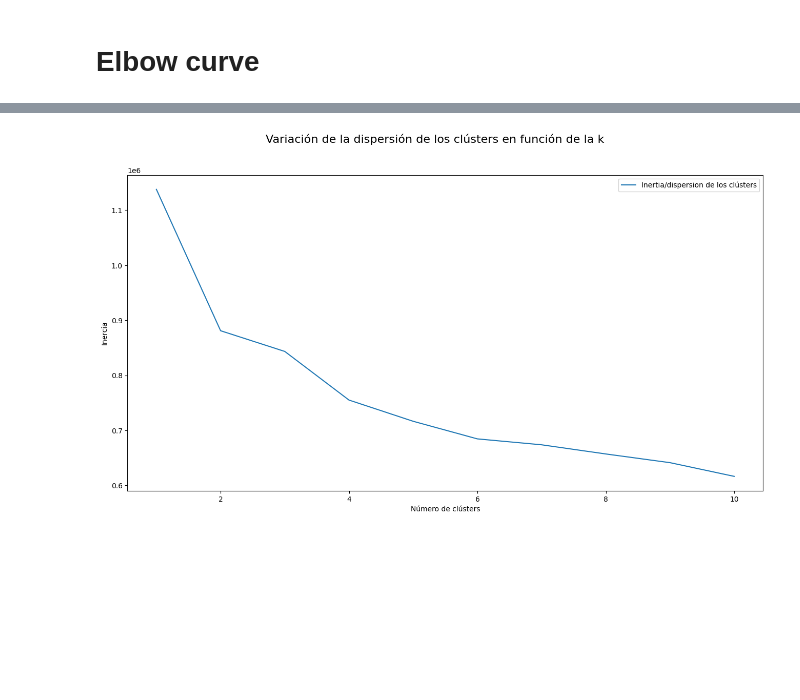
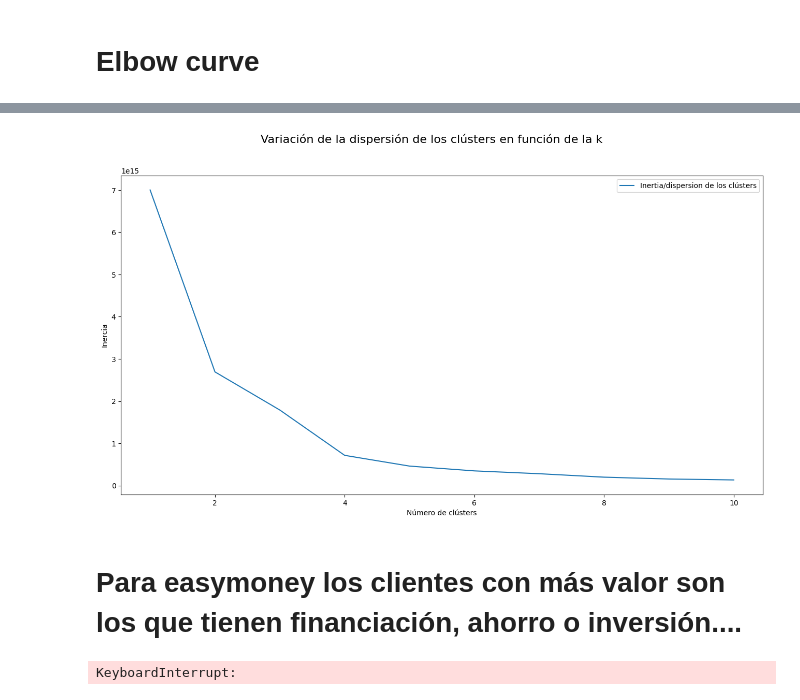
Before and after one commit to Kasoa8/Nuclio_EasyMoney, a Jupyter notebook: Segmentacion.ipynb, the cells around one changed output, grey strips where cells are left out. Drawn from its saved outputs; the diff is of its cells as text; code cells hidden in the pictures; blank space fills up the shorter version.

```diff
--- a/Segmentacion.ipynb
+++ b/Segmentacion.ipynb
@@ -59,7 +59,7 @@ random.seed(42)
 from sklearn.model_selection import train_test_split
 # %%
 # Ruta al archivo Parquet
-ruta_archivo = "C:/Users/Herre/Desktop/df_encoding.csv"
+ruta_archivo = "C:/Users/Herre/Desktop/Data/df_encoding.csv"
 # Leer el archivo Parquet
 df_cluster = pd.read_csv(ruta_archivo)
 # %%
@@ -97,24 +97,26 @@ Requirement already satisfied: threadpoolctl>=3.1.0 in c:\users\herre\appdata\lo
 # %%
-X = df_cluster.drop(columns=['pk_cid', 'salary'])
+X = df_cluster.drop(columns=['loans_1', 'salary'])
 
 sse = {}
 for k in range(1, 11):
     kmeans = KMeans(n_clusters=k, random_state=42)
     kmeans.fit(X)
     sse[k] = kmeans.inertia_
 
 # Crear Elbow curve
 fig = plt.figure(figsize=(16, 8))
 ax = fig.add_subplot()
 
 x_values = list(sse.keys())
 y_values = list(sse.values())
 
 ax.plot(x_values, y_values, label="Inertia/dispersion de los clústers")
 fig.suptitle("Variación de la dispersión de los clústers en función de la k", fontsize=16)
 ax.set_xlabel("Número de clústers")
 ax.set_ylabel("Inercia")
 ax.legend()
 plt.show()
 # %% [output]
-[figure, old version]
+[figure, new version]
+# %% [markdown]
+# Para easymoney los clientes con más valor son los que tienen financiación, ahorro o inversión....
@@ -120,0 +141,12 @@ plt.show()
+# %%
+# Dimensionality Reduction using t-SNE
+tsne = TSNE(n_components=2, random_state=42)
+X_tsne = tsne.fit_transform(X_scaled)
+# Create a DataFrame for the reduced data
+df_reduced = pd.DataFrame(X_pca, columns=['PCA1', 'PCA2'])
+df_reduced['t-SNE1'] = X_tsne[:, 0]
+df_reduced['t-SNE2'] = X_tsne[:, 1]
+df_reduced['salary'] = df_cluster['salary']
+df_reduced['cluster'] = df_cluster['cluster']
+# %% [output]
+KeyboardInterrupt:
```
Also changed, not shown: parts of 9 cells of this notebook, 2 other files.
